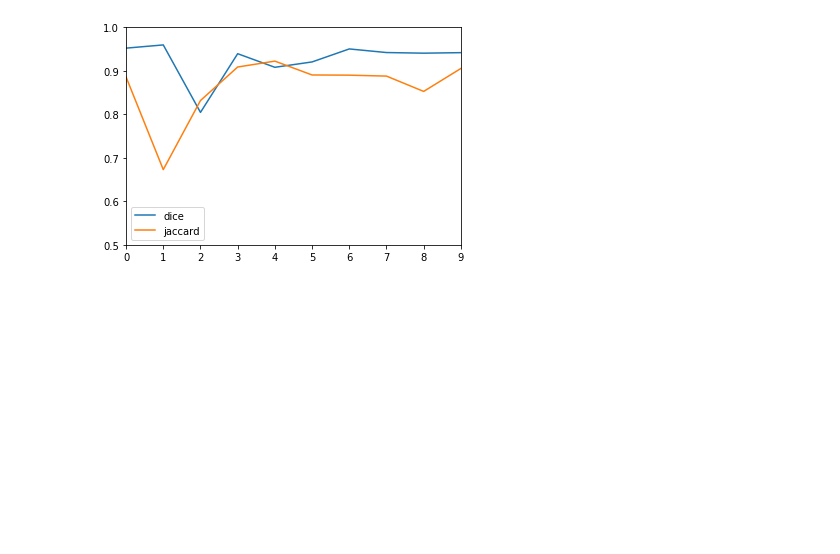
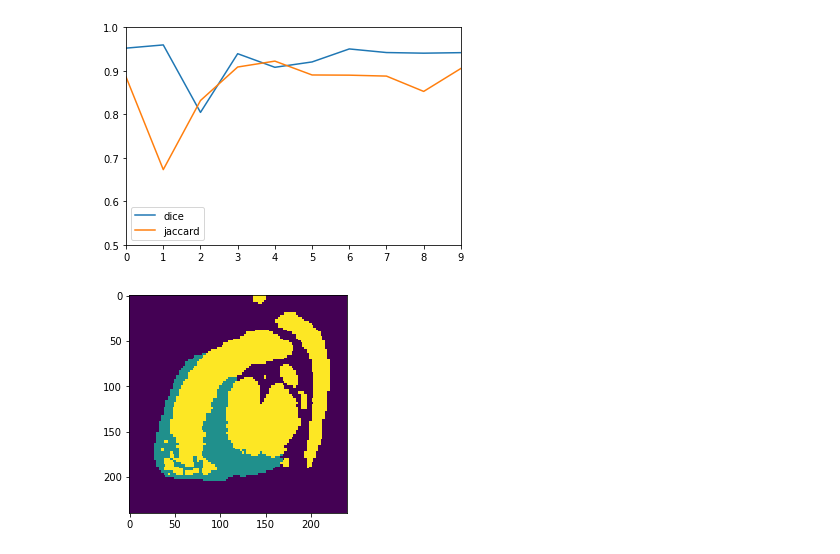
Before and after one commit to yukeyi/MCDS-Capstone, a Jupyter notebook: kaggleUnet/U_Net.ipynb, the cells around one changed output. Saved outputs shown, nothing was run; the diff lists cells and outputs as text; code cells hidden in the pictures; blank space fills up the shorter version.

Commit message:
add visualization

```diff
--- a/kaggleUnet/U_Net.ipynb
+++ b/kaggleUnet/U_Net.ipynb
@@ -742,3 +742,10 @@ plt.legend()
 plt.show()
 # %% [output]
 [figure]
+# %%
+for batch_idx, (data, label) in enumerate(train_loader):
+    data, target = data.to(device), label.to(device)
+    output = model(data)
+    plt.imshow(label[0])
+# %% [output]
+[figure, added]
```
